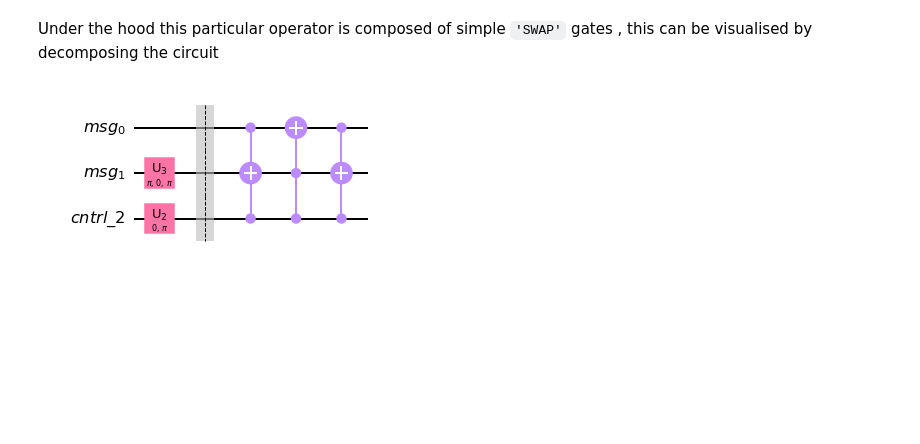
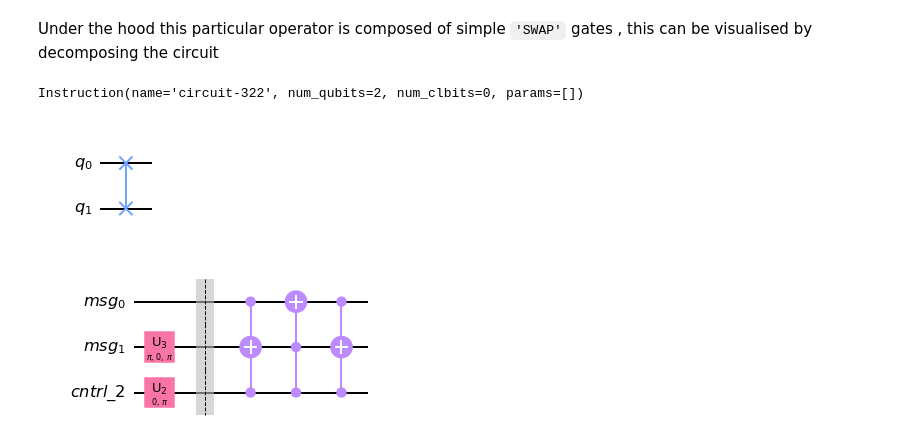
Before and after one commit to womanium-quantum/Humans-vs-Quantum-Computers---IBM, a Jupyter notebook: QuantumPermutations/Presentation_QPSS.ipynb, the cells around one changed output. Cells and saved outputs as stored; diff of their text form; code cells hidden in the pictures; blank space fills up the shorter version.

```diff
--- a/QuantumPermutations/Presentation_QPSS.ipynb
+++ b/QuantumPermutations/Presentation_QPSS.ipynb
@@ -96,4 +103,15 @@ qc.draw(output= 'mpl')
 [figure]
 # %% [markdown]
 Under the hood this particular operator is composed of simple `'SWAP'` gates , this can be visualised by decomposing the circuit
+# %%
+p2
+# %% [output]
+Instruction(name='circuit-322', num_qubits=2, num_clbits=0, params=[])
+# %%
+## under the hood of P_2 ##
+qc_p = QuantumCircuit(2)
+qc_p.append(p2, (0,1))
+qc_p.decompose().draw(output= 'mpl')
+# %% [output]
+[figure, added]
 # %%
```
Also changed, not shown: parts of 17 cells of this notebook.
